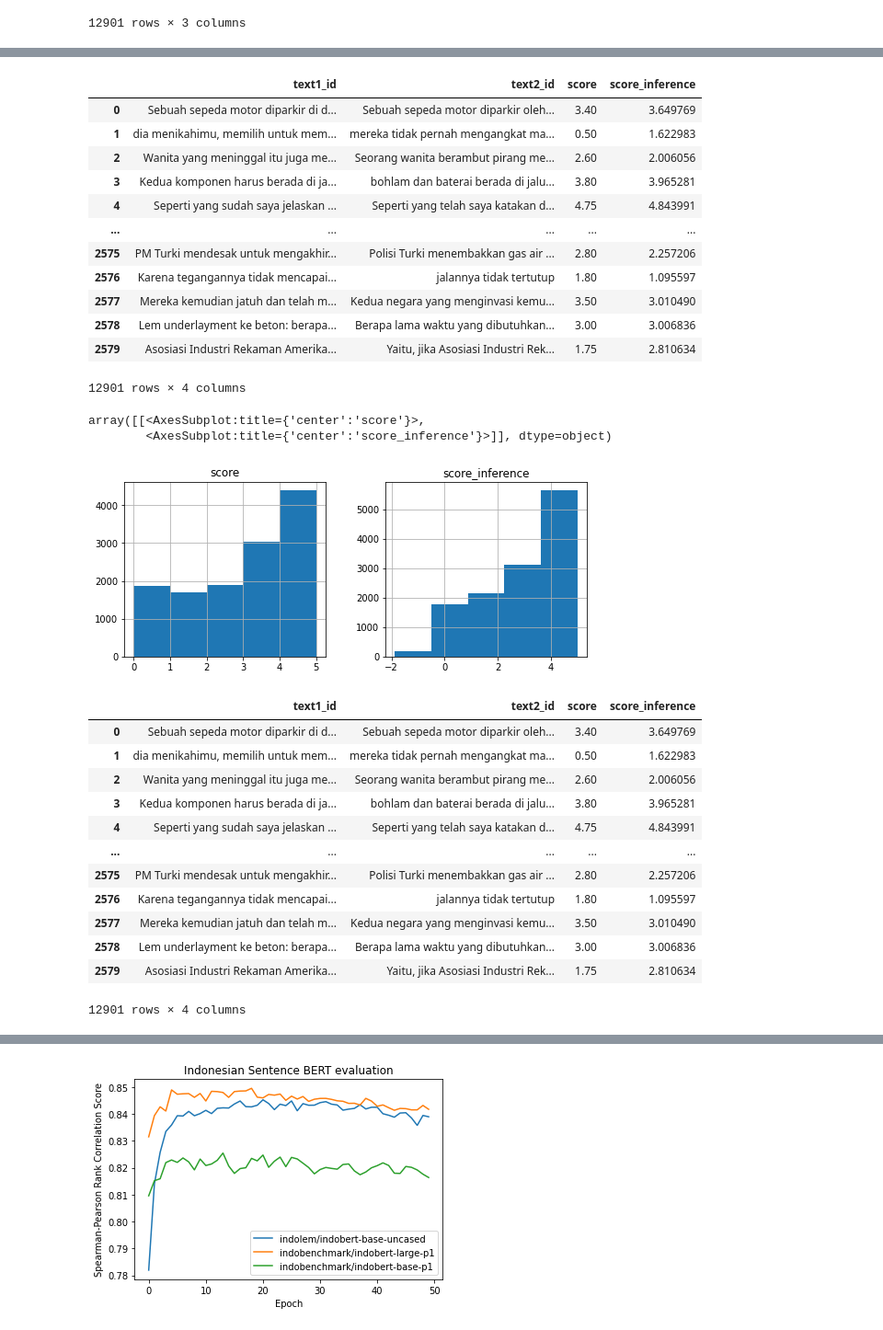
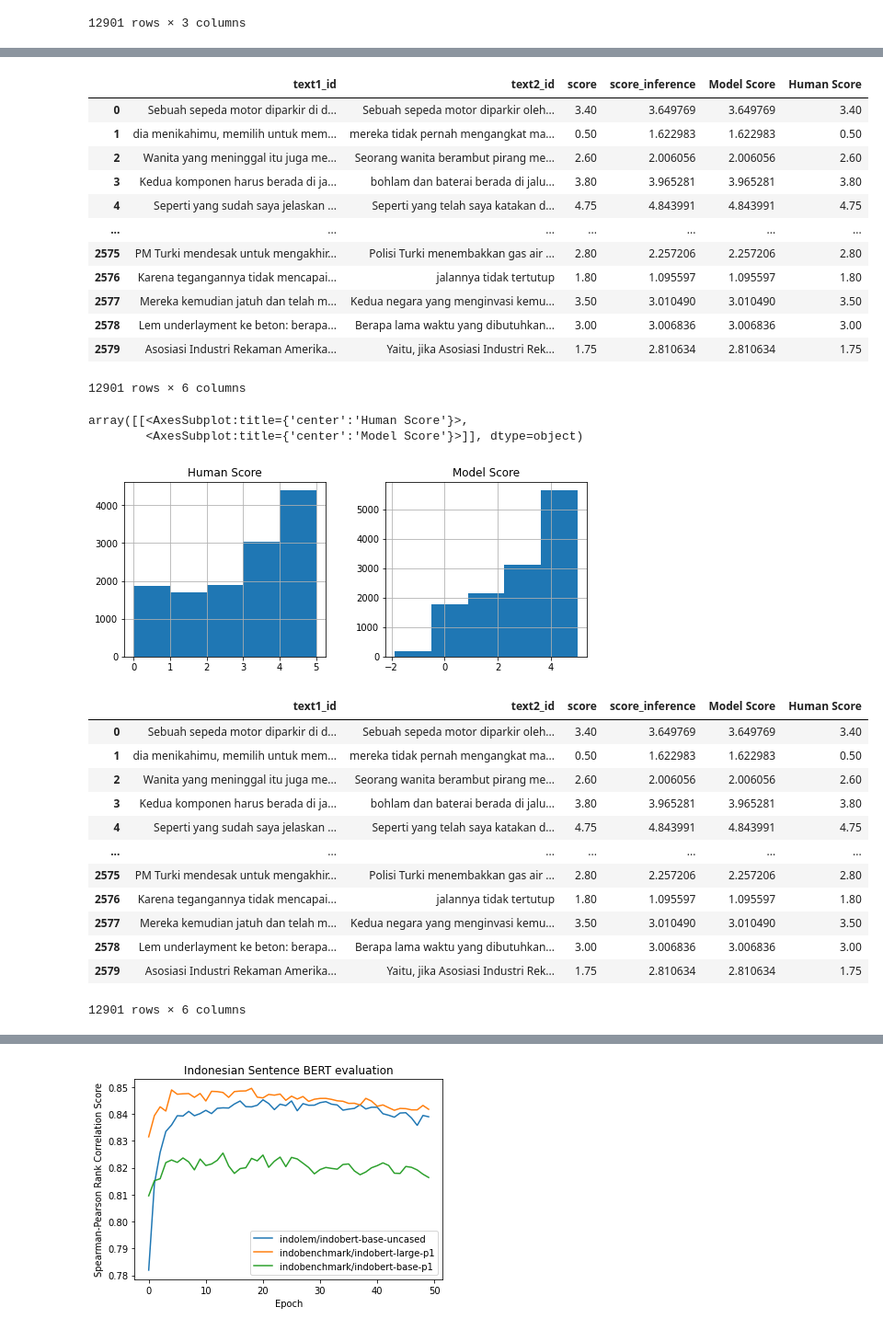
Before and after one commit to chilldenaya/refresh-bert, a Jupyter notebook: scripts/train_sbert.ipynb, the cells around one changed output, grey strips where cells are left out. Shown at 92% size. Cells and saved outputs as stored; diff of their text form; code cells hidden in the pictures.

```diff
--- a/scripts/train_sbert.ipynb
+++ b/scripts/train_sbert.ipynb
@@ -398,5 +402,5 @@ embeddings2 = model.encode(sentences2, convert_to_numpy=True)
 
 cosine_scores = 1 - (paired_cosine_distances(embeddings1, embeddings2))
 score_inference = cosine_scores.tolist()
-df["score_inference"] = score_inference
-df
+df["Model Score"] = score_inference
+df["Human Score"] = df["score"]
@@ -417,41 +407,41 @@ df
 # %%
-df.score_inference = df.score_inference * 5
+df["Model Score"] = df["Model Score"] * 5
 df
 # %% [output]
-|  | text1_id | text2_id | score | score_inference |
-| 0 | Sebuah sepeda motor diparkir di d... | Sebuah sepeda motor diparkir oleh... | 3.40 | 3.649769 |
-| 1 | dia menikahimu, memilih untuk mem... | mereka tidak pernah mengangkat ma... | 0.50 | 1.622983 |
-| 2 | Wanita yang meninggal itu juga me... | Seorang wanita berambut pirang me... | 2.60 | 2.006056 |
-| 3 | Kedua komponen harus berada di ja... | bohlam dan baterai berada di jalu... | 3.80 | 3.965281 |
-| 4 | Seperti yang sudah saya jelaskan ... | Seperti yang telah saya katakan d... | 4.75 | 4.843991 |
-| ... | ... | ... | ... | ... |
-| 2575 | PM Turki mendesak untuk mengakhir... | Polisi Turki menembakkan gas air ... | 2.80 | 2.257206 |
-| 2576 | Karena tegangannya tidak mencapai... | jalannya tidak tertutup | 1.80 | 1.095597 |
-| 2577 | Mereka kemudian jatuh dan telah m... | Kedua negara yang menginvasi kemu... | 3.50 | 3.010490 |
-| 2578 | Lem underlayment ke beton: berapa... | Berapa lama waktu yang dibutuhkan... | 3.00 | 3.006836 |
-| 2579 | Asosiasi Industri Rekaman Amerika... | Yaitu, jika Asosiasi Industri Rek... | 1.75 | 2.810634 |
+|  | text1_id | text2_id | score | score_inference | Model Score | Human Score |
+| 0 | Sebuah sepeda motor diparkir di d... | Sebuah sepeda motor diparkir oleh... | 3.40 | 3.649769 | 3.649769 | 3.40 |
+| 1 | dia menikahimu, memilih untuk mem... | mereka tidak pernah mengangkat ma... | 0.50 | 1.622983 | 1.622983 | 0.50 |
+| 2 | Wanita yang meninggal itu juga me... | Seorang wanita berambut pirang me... | 2.60 | 2.006056 | 2.006056 | 2.60 |
+| 3 | Kedua komponen harus berada di ja... | bohlam dan baterai berada di jalu... | 3.80 | 3.965281 | 3.965281 | 3.80 |
+| 4 | Seperti yang sudah saya jelaskan ... | Seperti yang telah saya katakan d... | 4.75 | 4.843991 | 4.843991 | 4.75 |
+| ... | ... | ... | ... | ... | ... | ... |
+| 2575 | PM Turki mendesak untuk mengakhir... | Polisi Turki menembakkan gas air ... | 2.80 | 2.257206 | 2.257206 | 2.80 |
+| 2576 | Karena tegangannya tidak mencapai... | jalannya tidak tertutup | 1.80 | 1.095597 | 1.095597 | 1.80 |
+| 2577 | Mereka kemudian jatuh dan telah m... | Kedua negara yang menginvasi kemu... | 3.50 | 3.010490 | 3.010490 | 3.50 |
+| 2578 | Lem underlayment ke beton: berapa... | Berapa lama waktu yang dibutuhkan... | 3.00 | 3.006836 | 3.006836 | 3.00 |
+| 2579 | Asosiasi Industri Rekaman Amerika... | Yaitu, jika Asosiasi Industri Rek... | 1.75 | 2.810634 | 2.810634 | 1.75 |
-12901 rows × 4 columns
+12901 rows × 6 columns
 # %%
-df.hist(column=["score", "score_inference"], bins=5, figsize=(9,3.5))
+df.hist(column=["Human Score", "Model Score"], bins=5, figsize=(9,3.5))
 # %% [output]
-array([[<AxesSubplot:title={'center':'score'}>,
-        <AxesSubplot:title={'center':'score_inference'}>]], dtype=object)
+array([[<AxesSubplot:title={'center':'Human Score'}>,
+        <AxesSubplot:title={'center':'Model Score'}>]], dtype=object)
-[figure, old version]
+[figure, new version]
 # %%
-df.loc[df['score_inference'] < 0, ['score_inference']] = 0.0
+df.loc[df['Model Score'] < 0, ['Model Score']] = 0.0
 df
 # %% [output]
-|  | text1_id | text2_id | score | score_inference |
-| 0 | Sebuah sepeda motor diparkir di d... | Sebuah sepeda motor diparkir oleh... | 3.40 | 3.649769 |
-| 1 | dia menikahimu, memilih untuk mem... | mereka tidak pernah mengangkat ma... | 0.50 | 1.622983 |
-| 2 | Wanita yang meninggal itu juga me... | Seorang wanita berambut pirang me... | 2.60 | 2.006056 |
-| 3 | Kedua komponen harus berada di ja... | bohlam dan baterai berada di jalu... | 3.80 | 3.965281 |
-| 4 | Seperti yang sudah saya jelaskan ... | Seperti yang telah saya katakan d... | 4.75 | 4.843991 |
-| ... | ... | ... | ... | ... |
-| 2575 | PM Turki mendesak untuk mengakhir... | Polisi Turki menembakkan gas air ... | 2.80 | 2.257206 |
-| 2576 | Karena tegangannya tidak mencapai... | jalannya tidak tertutup | 1.80 | 1.095597 |
-| 2577 | Mereka kemudian jatuh dan telah m... | Kedua negara yang menginvasi kemu... | 3.50 | 3.010490 |
-| 2578 | Lem underlayment ke beton: berapa... | Berapa lama waktu yang dibutuhkan... | 3.00 | 3.006836 |
-| 2579 | Asosiasi Industri Rekaman Amerika... | Yaitu, jika Asosiasi Industri Rek... | 1.75 | 2.810634 |
+|  | text1_id | text2_id | score | score_inference | Model Score | Human Score |
+| 0 | Sebuah sepeda motor diparkir di d... | Sebuah sepeda motor diparkir oleh... | 3.40 | 3.649769 | 3.649769 | 3.40 |
+| 1 | dia menikahimu, memilih untuk mem... | mereka tidak pernah mengangkat ma... | 0.50 | 1.622983 | 1.622983 | 0.50 |
+| 2 | Wanita yang meninggal itu juga me... | Seorang wanita berambut pirang me... | 2.60 | 2.006056 | 2.006056 | 2.60 |
+| 3 | Kedua komponen harus berada di ja... | bohlam dan baterai berada di jalu... | 3.80 | 3.965281 | 3.965281 | 3.80 |
+| 4 | Seperti yang sudah saya jelaskan ... | Seperti yang telah saya katakan d... | 4.75 | 4.843991 | 4.843991 | 4.75 |
+| ... | ... | ... | ... | ... | ... | ... |
+| 2575 | PM Turki mendesak untuk mengakhir... | Polisi Turki menembakkan gas air ... | 2.80 | 2.257206 | 2.257206 | 2.80 |
+| 2576 | Karena tegangannya tidak mencapai... | jalannya tidak tertutup | 1.80 | 1.095597 | 1.095597 | 1.80 |
+| 2577 | Mereka kemudian jatuh dan telah m... | Kedua negara yang menginvasi kemu... | 3.50 | 3.010490 | 3.010490 | 3.50 |
+| 2578 | Lem underlayment ke beton: berapa... | Berapa lama waktu yang dibutuhkan... | 3.00 | 3.006836 | 3.006836 | 3.00 |
+| 2579 | Asosiasi Industri Rekaman Amerika... | Yaitu, jika Asosiasi Industri Rek... | 1.75 | 2.810634 | 2.810634 | 1.75 |
-12901 rows × 4 columns
+12901 rows × 6 columns
 # %%
```
Also changed, not shown: parts of 18 cells of this notebook, 1 other file.
